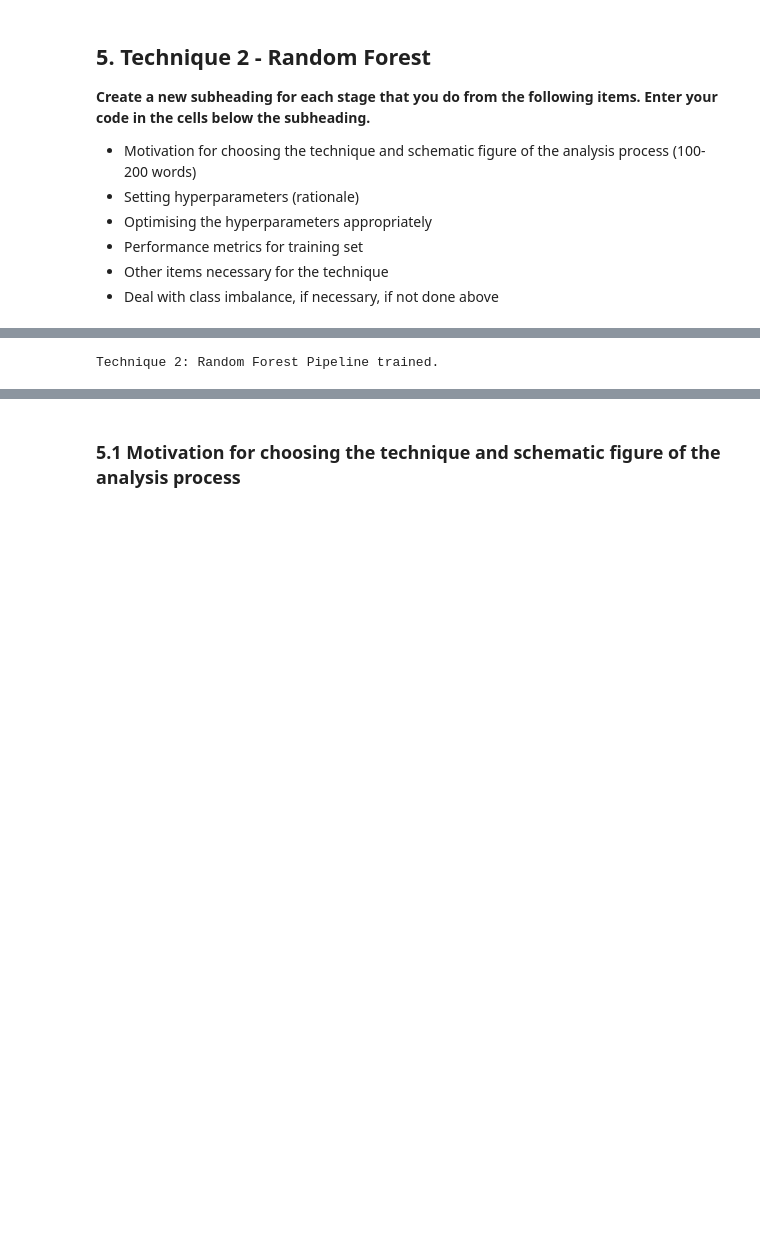
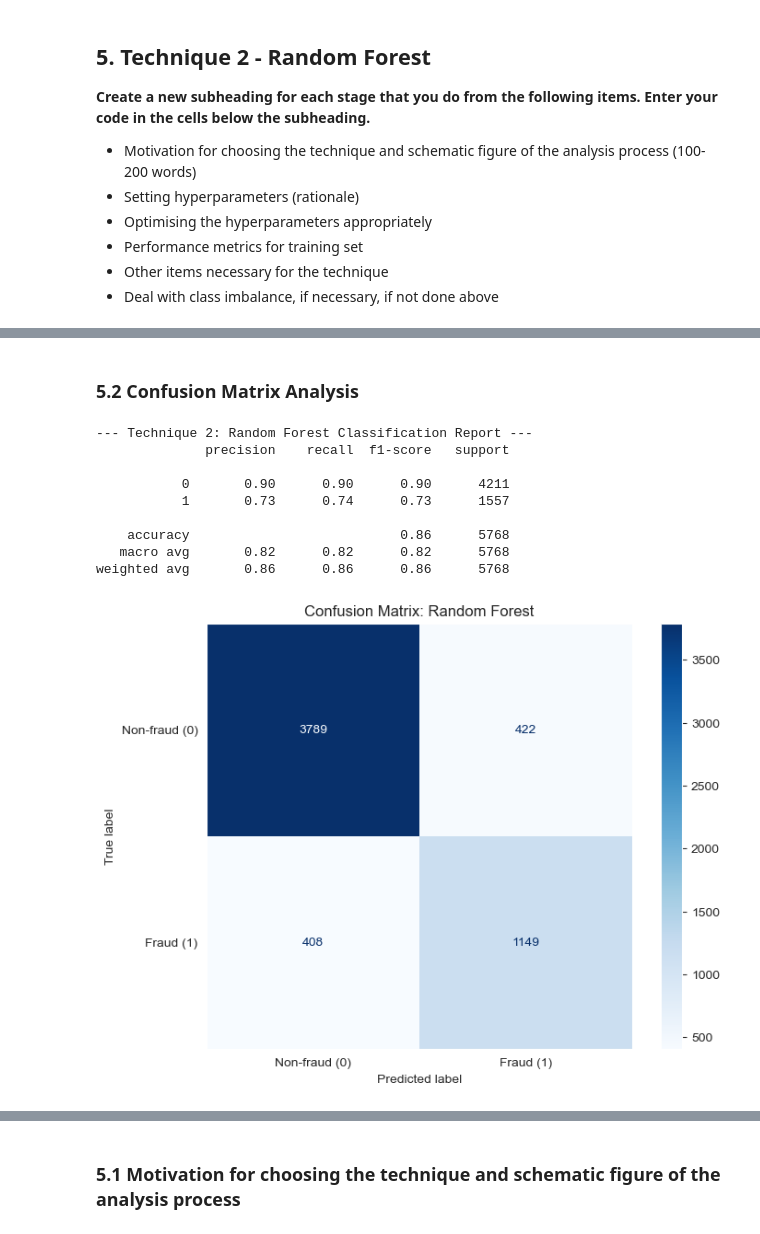
Before and after one commit to bartzilla/Classification, a Jupyter notebook: Assessment.ipynb, the cells around one changed output, grey strips where cells are left out. Saved outputs shown, nothing was run; the diff lists cells and outputs as text; code cells hidden in the pictures; blank space fills up the shorter version.

```diff
--- a/Assessment.ipynb
+++ b/Assessment.ipynb
@@ -953,19 +963,47 @@ Seeing the final results with the final tuned model it is determined that the mo
 # %%
 from sklearn.ensemble import RandomForestClassifier
+from sklearn.metrics import classification_report, confusion_matrix
 
-# 1. Define the Technique 2 Pipeline
+# 1. Setting the pipeline steps
 pipeline_rf = Pipeline(steps=[
     ('prep_and_sel', feature_selection_pipeline),
     ('classifier', RandomForestClassifier(
-        n_estimators=200,
-        class_weight='balanced_subsample',
-        random_state=42
+        n_estimators=100,
+        min_samples_leaf=2,
+        max_features='sqrt',
+        class_weight='balanced',
+        random_state=42,
     ))
 ])
 
-# 2. TRAINING
+# 2. Train the Random Forest model
 pipeline_rf.fit(X_train, y_train)
 
-print("Technique 2: Random Forest Pipeline trained.")
+# 3. Predictions on the test set
+y_pred_rf = pipeline_rf.predict(X_test)
-# %% [output]
-Technique 2: Random Forest Pipeline trained.
+# %% [markdown]
+### 5.2 Confusion Matrix Analysis
+# %%
+# 4. Classification Report
+print("--- Technique 2: Random Forest Classification Report ---")
+print(classification_report(y_test, y_pred_rf))
+
+cm = confusion_matrix(y_test, y_pred_rf)
+disp = ConfusionMatrixDisplay(confusion_matrix=cm, display_labels=['Non-fraud (0)', 'Fraud (1)'])
+
+fig, ax = plt.subplots(figsize=(8, 6))
+disp.plot(cmap='Blues', ax=ax)
+plt.title('Confusion Matrix: Random Forest')
+plt.grid(False)
+plt.show()
+# %% [output]
+--- Technique 2: Random Forest Classification Report ---
+              precision    recall  f1-score   support
+
+           0       0.90      0.90      0.90      4211
+           1       0.73      0.74      0.73      1557
+
+    accuracy                           0.86      5768
+   macro avg       0.82      0.82      0.82      5768
+weighted avg       0.86      0.86      0.86      5768
+[figure, added]
```
Also changed, not shown: parts of 16 cells of this notebook.
